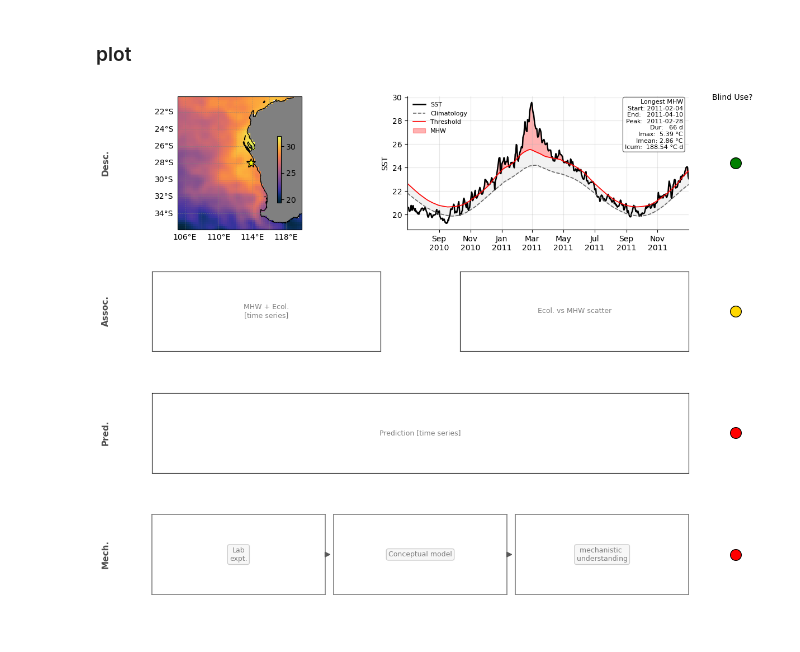
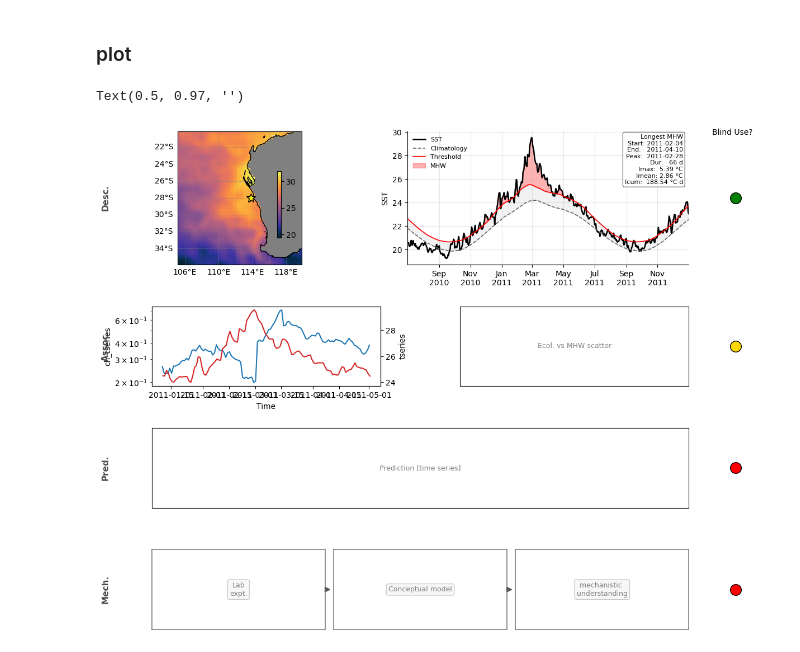
Before and after one commit to nmalan/MHW-victims, a Jupyter notebook: notebooks/Description_to_mechanisms_fig.ipynb, the cells around one changed output. Cells and saved outputs as stored; diff of their text form; code cells hidden in the pictures.

```diff
--- a/notebooks/Description_to_mechanisms_fig.ipynb
+++ b/notebooks/Description_to_mechanisms_fig.ipynb
@@ -68,6 +69,10 @@ def plotmap(data, ax=None):
 # %% [markdown]
 ### open datasets
 # %%
+#Temperature
 ds = xr.open_dataset('../data/WA_OISST_1989_2018.nc')
 clim = xr.open_dataset('../data/clim_thresh_1989_2018_baseline.nc')
 sev = xr.open_dataset('../data/WA_OISST_severity_1989_2018.nc')
+
+# chlorophyll
+ch = xr.open_dataset('../data/IMOS_aggregation_20260508T031639Z.nc')
@@ -119,3 +133,6 @@ thresh_t = xr.DataArray(
 )
 
 tseries, clim_t, thresh_t = xr.align(tseries, clim_t, thresh_t)
+
+# extract same timeseries for chlorophyll
+ch_tseries = ch.chl_oc3.mean(['latitude','longitude']).sel(time=slice('2010-07-01','2011-12-31'))
@@ -287,7 +476,32 @@ ax_ts0.text(
 gs_assoc = gridspec.GridSpecFromSubplotSpec(
     1, 2, subplot_spec=gs_main[1], wspace=0.35
 )
-ax_assoc_ts  = fig.add_subplot(gs_assoc[0])   # MHW + Ecol time series
+ax_assoc_ts  = fig.add_subplot(gs_assoc[0])# MHW + Ecol time series
+start = "2011-01-10"
+end = "2011-05-01"
+
+# Slice first
+ch_sel = ch_tseries.sel(time=slice(start, end))
+ts_sel = tseries.sel(time=slice(start, end))
+
+# Convert to pandas Series with a DatetimeIndex
+ch_pd = ch_sel.to_series().sort_index()
+ts_pd = ts_sel.to_series().sort_index()
+
+# 14-day running mean over actual time, not sample count
+ch_smooth = ch_pd.rolling("14D", min_periods=1).mean()
+
+# Left axis: smoothed chlorophyll on log scale
+ax_assoc_ts.plot(ch_smooth.index, ch_smooth, label="ch_tseries (14-day mean)")
+ax_assoc_ts.set_yscale("log")
+ax_assoc_ts.set_ylabel("ch_tseries")
+ax_assoc_ts.set_xlabel("Time")
+
+# Right axis: tseries
+ax2 = ax_assoc_ts.twinx()
+ax2.plot(ts_pd.index, ts_pd, color="tab:red", label="tseries")
+ax2.set_ylabel("tseries")
+
 ax_assoc_xy  = fig.add_subplot(gs_assoc[1])   # Ecol vs MHW (scatter / series)
 
 # ── Row 2: Pred ─────────────────────────────────────────────────────────────
@@ -349,36 +563,37 @@ add_row_dot(fig, gs_main[3], 0.94, 'red')
 axes_labels = {
     #ax_map:       ("SST / MHW\n[map]",   False),
     #ax_ts0:       ("MHW\n[time series]", False),
-    ax_assoc_ts:  ("MHW + Ecol.\n[time series]", False),
+    #ax_assoc_ts:  ("MHW + Ecol.\n[time series]", False),
     ax_assoc_xy:  ("Ecol. vs MHW scatter", False),
     ax_pred:      ("Prediction [time series]", False),
     ax_lab:       ("Lab\nexpt.", True),
     ax_mod:       ("Conceptual model", True),
     ax_metn:      ("mechanistic \nunderstanding" , True),
     ax_legend:    ("", False),
 }
 
 for ax, (label, box) in axes_labels.items():
     ax.text(0.5, 0.5, label,
             transform=ax.transAxes,
             ha="center", va="center",
             fontsize=9, color="0.5",
             bbox=dict(boxstyle="round,pad=0.3", fc="0.97", ec="0.8") if box else None)
     if box:
         for spine in ax.spines.values():
             spine.set_linewidth(1.2)
             spine.set_edgecolor("0.5")
     ax.set_xticks([])
     ax.set_yticks([])
 
 ax_legend.set_title("Blind Use?", fontsize=10, pad=3)
 for spine in ax_legend.spines.values():
     spine.set_visible(False)
 
 fig.suptitle("",
              fontsize=14, color="0.4", y=0.97)
 
-plt.savefig("../plots/MHW_ID_hierarchy.png", dpi=150, bbox_inches="tight")
+#plt.savefig("../plots/MHW_ID_hierarchy.png", dpi=150, bbox_inches="tight")
 #plt.savefig("/mnt/user-data/outputs/figure_layout.pdf", bbox_inches="tight")
 # %% [output]
+Text(0.5, 0.97, '')
-[figure, old version]
+[figure, new version]
```
Also changed, not shown: parts of 7 cells of this notebook, 1 other file.
